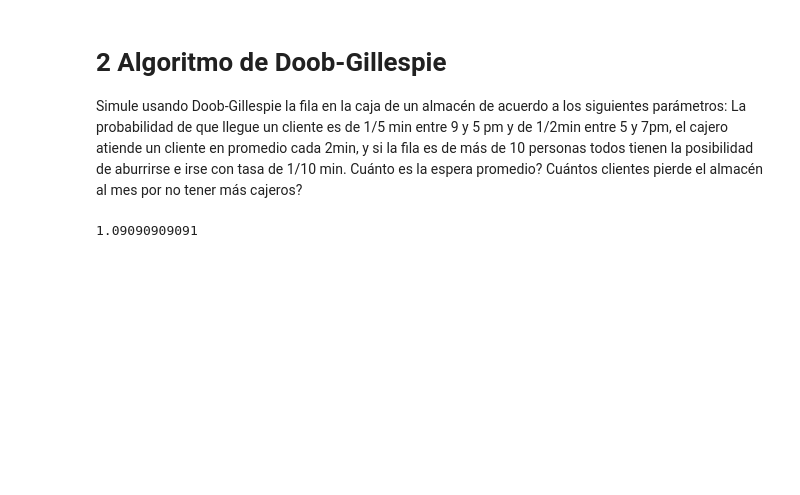
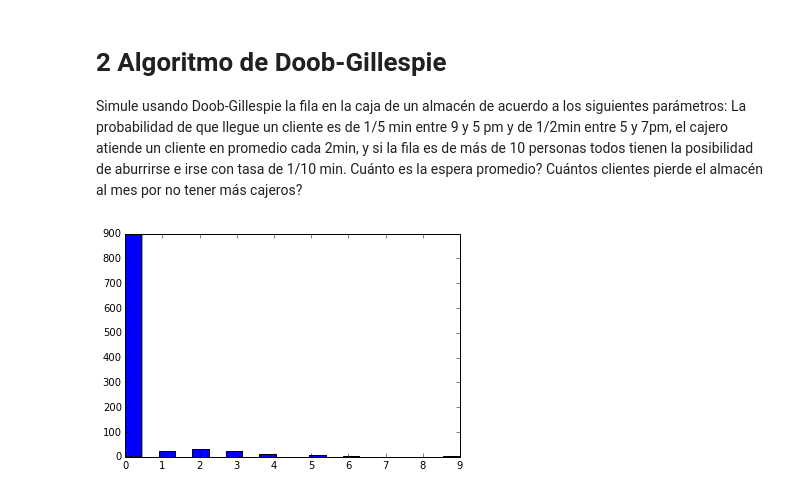
Before and after one commit to jngaravitoc/Mecanica_Estadistica, a Jupyter notebook: Taller4.ipynb, the cells around one changed output. Cells and saved outputs as stored; diff of their text form; code cells hidden in the pictures; blank space fills up the shorter version.

Commit message:
histo

```diff
--- a/Taller4.ipynb
+++ b/Taller4.ipynb
@@ -182,13 +182,19 @@ def gillespie():
             N_a.append(1)
     return len(N_i), len(N_r), len(N_a), time, time_llegada
 # %%
-for i in range(50):
+gone = []
+t2 = []
+for i in range(1000):
     Llegan, Se_van, satisfechos, time, time_llegada = gillespie()
+    gone.append(Se_van)
     #print Llegan, Se_van, satisfechos
-mean_time = []
-for i in range(len(time)):
-    time_mean = time[i]-time_llegada[i]
-    mean_time.append(time_mean)
-print mean(mean_time)
+    mean_time = []
+    for i in range(len(time)):
+        time_mean = time[i]-time_llegada[i]
+        mean_time.append(time_mean)
+    X = mean(mean_time)
+    t2.append(X)
-# %% [output]
-1.09090909091
+# %%
+h = hist(gone, bins=20)
+# %% [output]
+[figure, added]
```
Also changed, not shown: parts of 1 cell of this notebook.
